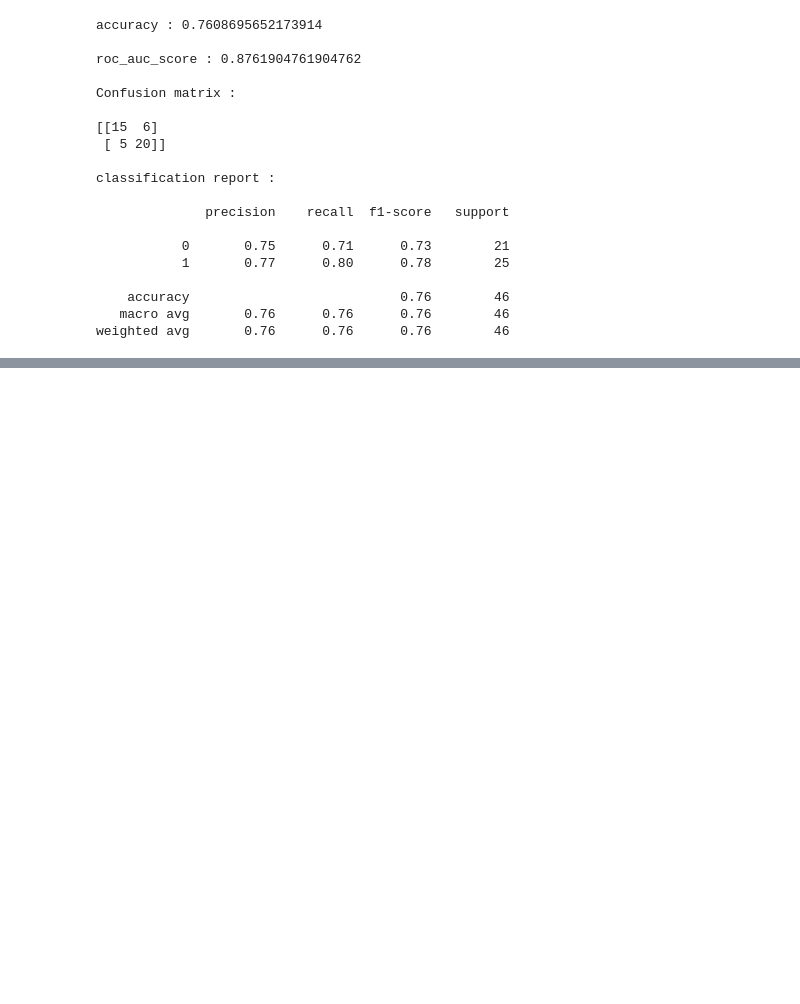
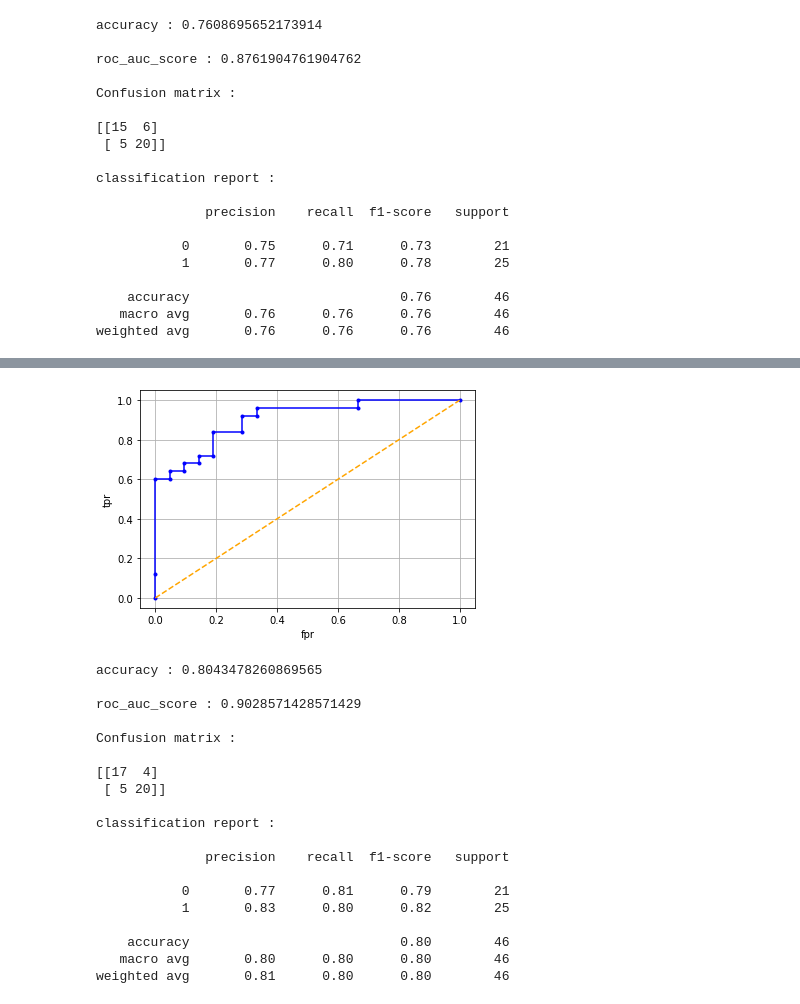
Before and after one commit to SharanKalyan/Heart-attack-predctions, a Jupyter notebook: machine learning.ipynb, the cells around one changed output, grey strips where cells are left out. Saved outputs shown, nothing was run; the diff lists cells and outputs as text; code cells hidden in the pictures; blank space fills up the shorter version.

```diff
--- a/machine learning.ipynb
+++ b/machine learning.ipynb
@@ -438,3 +438,22 @@ classification report :
     accuracy                           0.76        46
    macro avg       0.76      0.76      0.76        46
 weighted avg       0.76      0.76      0.76        46
+# %%
+xgbrf.fit(xtrain,ytrain)
+xgbrf_test_pred = xgbrf.predict(xtest)
+xgbrf_test_pp = xgbrf.predict_proba(xtest)
+xgbrf_test_pp = xgbrf_test_pp[:,1]
+fpr,tpr,thres = roc_curve(ytest,xgbrf_test_pp)
+plt.plot(fpr,tpr,color='b',marker='.')
+plt.plot([0,1],linestyle='--',color='orange')
+plt.grid()
+plt.xlabel('fpr')
+plt.ylabel('tpr')
+plt.show()
+print('\naccuracy :',accuracy_score(ytest,xgbrf_test_pred))
+print('\nroc_auc_score :',roc_auc_score(ytest,xgbrf_test_pp))
+print('\nConfusion matrix :\n')
+print(confusion_matrix(ytest,xgbrf_test_pred))
+print('\nclassification report :\n')
+print(classification_report(ytest,xgbrf_test_pred))
+# %% [output]
@@ -440,0 +461,20 @@ weighted avg       0.76      0.76      0.76        46
+[figure, added]
+accuracy : 0.8043478260869565
+
+roc_auc_score : 0.9028571428571429
+
+Confusion matrix :
+
+[[17  4]
+ [ 5 20]]
+
+classification report :
+
+              precision    recall  f1-score   support
+
+           0       0.77      0.81      0.79        21
+           1       0.83      0.80      0.82        25
+
+    accuracy                           0.80        46
+   macro avg       0.80      0.80      0.80        46
+weighted avg       0.81      0.80      0.80        46
```
Also changed, not shown: parts of 17 cells of this notebook.
